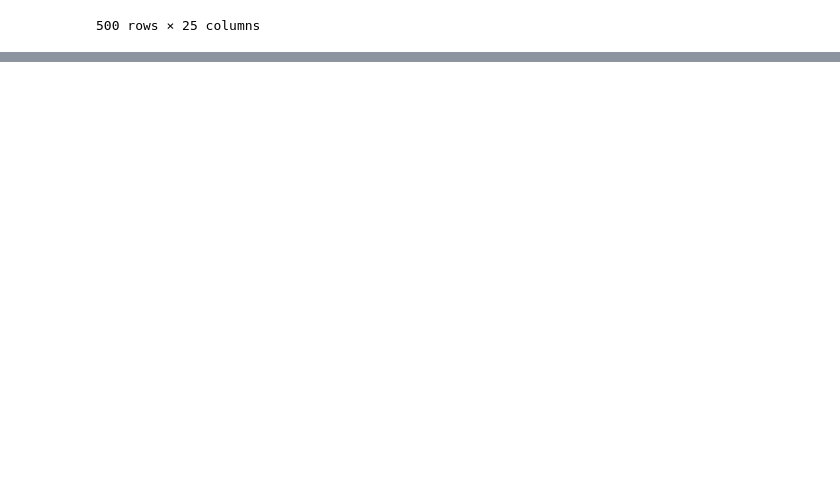
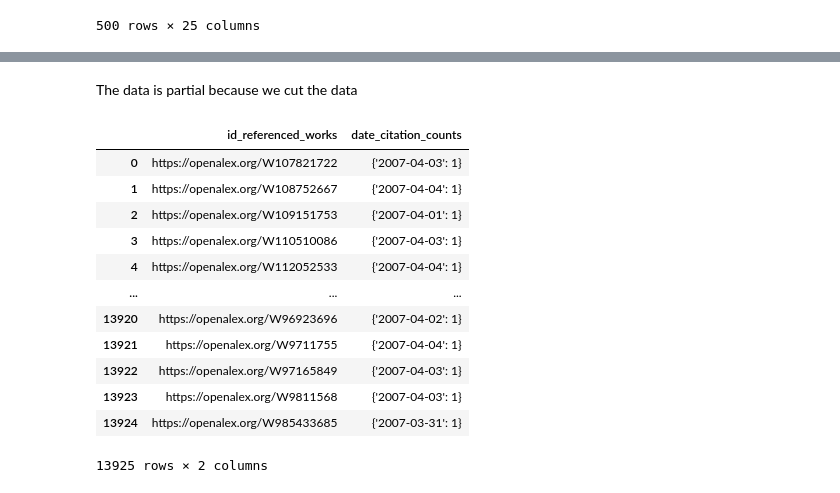
Before and after one commit to dudi709/big-data-journal-citations, a Jupyter notebook: data_proccessing-big_data.ipynb, the cells around one changed output, grey strips where cells are left out. Cells and saved outputs as stored; diff of their text form; code cells hidden in the pictures; blank space fills up the shorter version.

Commit message:
The final data preprocessing demo notebook

```diff
--- a/data_proccessing-big_data.ipynb
+++ b/data_proccessing-big_data.ipynb
@@ -255,0 +344,44 @@ combined_data
+# %%
+# cutting the data in order to avoid from RAM error
+temp_arxiv_with_openalex_with_dates = arxiv_with_openalex_with_dates.iloc[0:50]
+
+# Convert your date columns to datetime if they aren't already
+arxiv_with_openalex_with_dates['v1_arxiv_date'] = pd.to_datetime(arxiv_with_openalex_with_dates['v1_arxiv_date'])
+
+# Group by id_referenced_works and v1_arxiv_date and count the number of citations
+citations_by_date = arxiv_with_openalex_with_dates.groupby(['id_referenced_works', 'v1_arxiv_date']).size()
+
+# Convert the grouped Series to a DataFrame and reset the index
+citations_df = citations_by_date.reset_index()
+citations_df.columns = ['id_referenced_works', 'v1_arxiv_date', 'count']
+
+# Convert DataFrame to dictionary with ('id_referenced_works', 'v1_arxiv_date') as keys
+citations_dict_temp = citations_df.set_index(['id_referenced_works', 'v1_arxiv_date']).T.to_dict('list')
+
+# Create a new dictionary where each key is 'id_referenced_works' and each value is a dictionary of {date: citation_count}
+citations_dict = {}
+for (id, date), count in tqdm(citations_dict_temp.items()):
+    if id not in citations_dict:
+        citations_dict[id] = {}
+    citations_dict[id][str(date.date())] = count[0]  # convert datetime.date to string
+
+# Create a new DataFrame from the dictionary
+cited_by_year_df = pd.DataFrame(list(citations_dict.items()), columns=['id_referenced_works', 'date_citation_counts'])
+# %% [markdown]
+The data is partial because we cut the data
+# %%
+cited_by_year_df
+# %% [output]
+|  | id_referenced_works | date_citation_counts |
+| 0 | https://openalex.org/W107821722 | {'2007-04-03': 1} |
+| 1 | https://openalex.org/W108752667 | {'2007-04-04': 1} |
+| 2 | https://openalex.org/W109151753 | {'2007-04-01': 1} |
+| 3 | https://openalex.org/W110510086 | {'2007-04-03': 1} |
+| 4 | https://openalex.org/W112052533 | {'2007-04-04': 1} |
+| ... | ... | ... |
+| 13920 | https://openalex.org/W96923696 | {'2007-04-02': 1} |
+| 13921 | https://openalex.org/W9711755 | {'2007-04-04': 1} |
+| 13922 | https://openalex.org/W97165849 | {'2007-04-03': 1} |
+| 13923 | https://openalex.org/W9811568 | {'2007-04-03': 1} |
+| 13924 | https://openalex.org/W985433685 | {'2007-03-31': 1} |
+13925 rows × 2 columns
```
Also changed, not shown: parts of 26 cells of this notebook.
